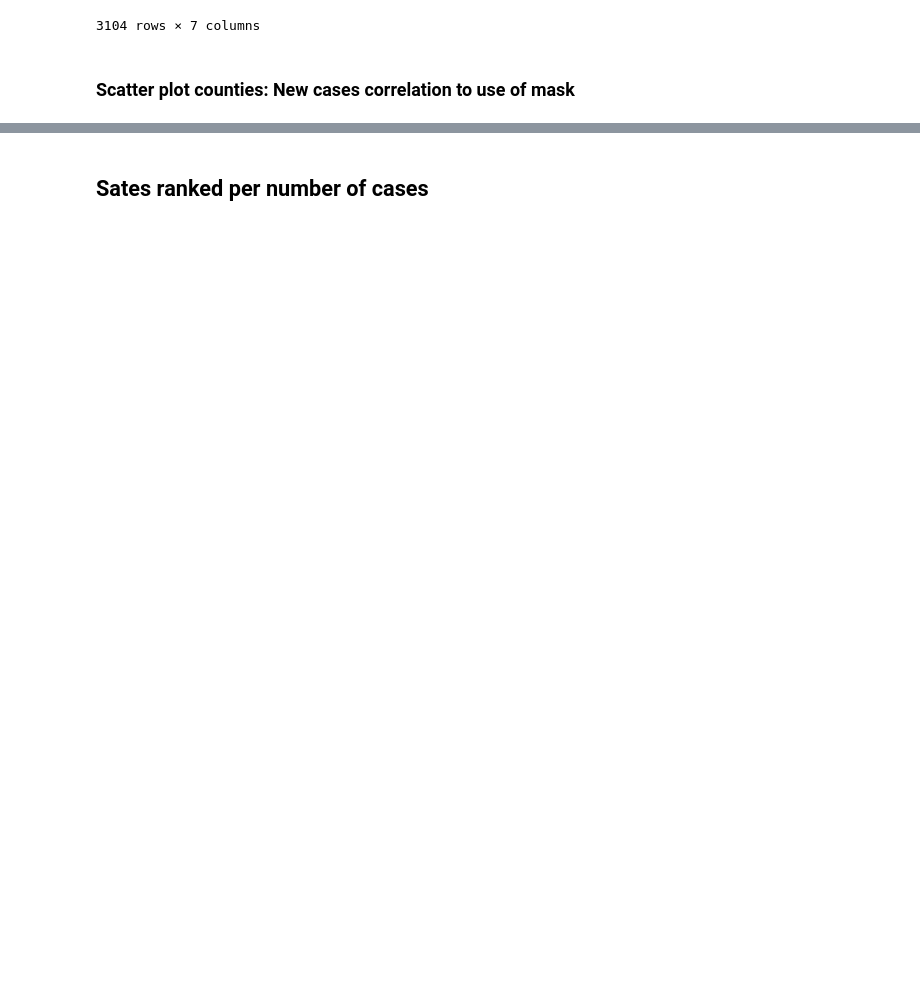
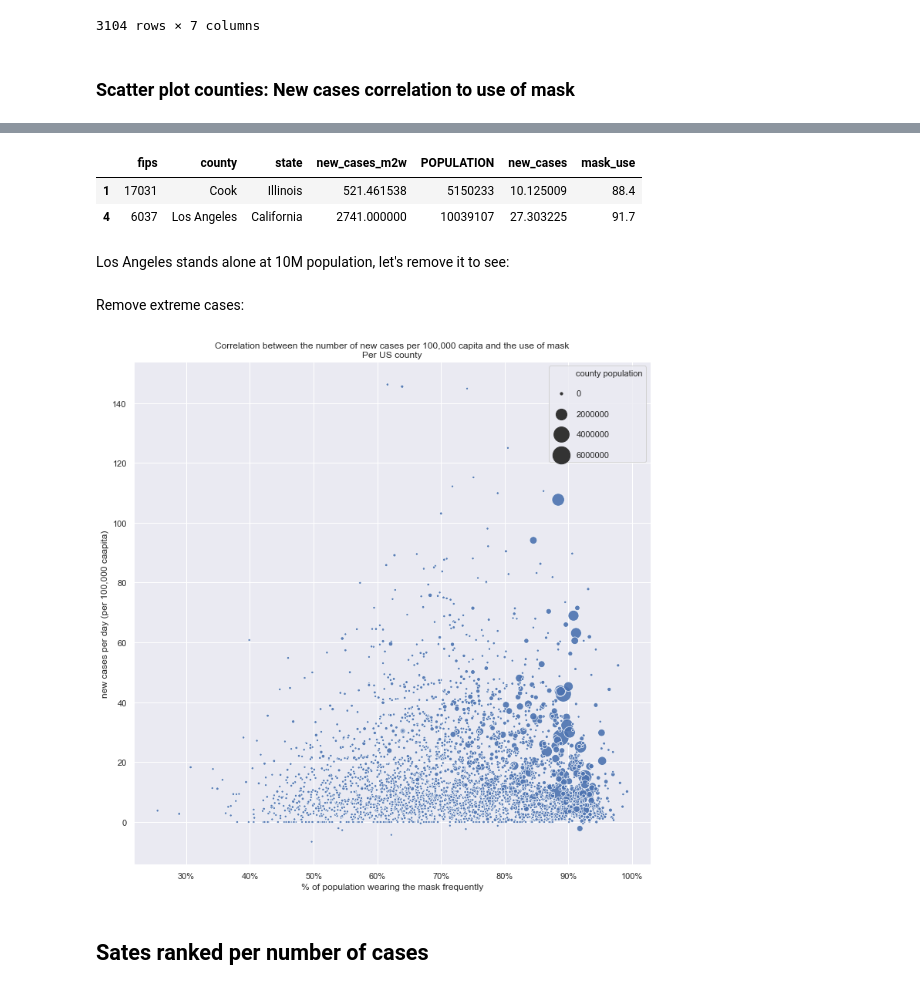
Before and after one commit to mtlberri/covid-19-data, a Jupyter notebook: covid-study.ipynb, the cells around one changed output, grey strips where cells are left out. Saved outputs shown, nothing was run; the diff lists cells and outputs as text; code cells hidden in the pictures; blank space fills up the shorter version.

```diff
--- a/covid-study.ipynb
+++ b/covid-study.ipynb
@@ -360,3 +392,21 @@ dfm3
+# %%
+dfm3[dfm3.POPULATION > 5e+06]
+# %% [output]
+|  | fips | county | state | new_cases_m2w | POPULATION | new_cases | mask_use |
+| 1 | 17031 | Cook | Illinois | 521.461538 | 5150233 | 10.125009 | 88.4 |
+| 4 | 6037 | Los Angeles | California | 2741.000000 | 10039107 | 27.303225 | 91.7 |
+# %% [markdown]
+Los Angeles stands alone at 10M population, let's remove it to see:
+# %%
+# dfm4 without LA
+LA_label = dfm3[dfm3.fips == '6037'].index
+dfm4 = dfm3.drop(labels=LA_label)
+# %% [markdown]
+Remove extreme cases:
+# %%
+myScatterPlot(df=dfm4[dfm4.new_cases < 150], save_name='mask-use-dfm4.png')
+# %% [output]
+[figure, added]
 # %% [markdown]
 ## Sates ranked per number of cases
 # %%
```
Also changed, not shown: parts of 14 cells of this notebook, 3 other files.
